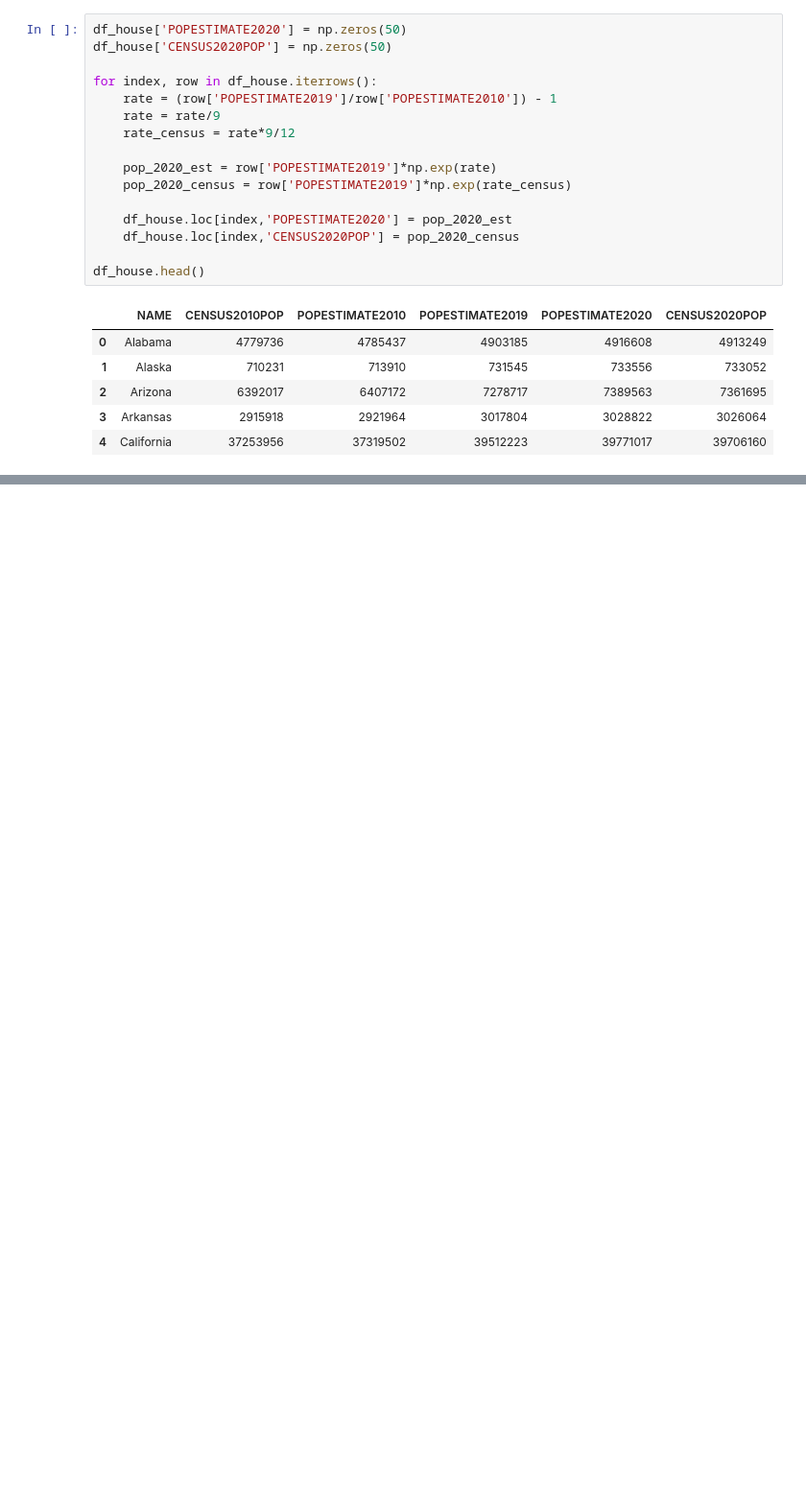
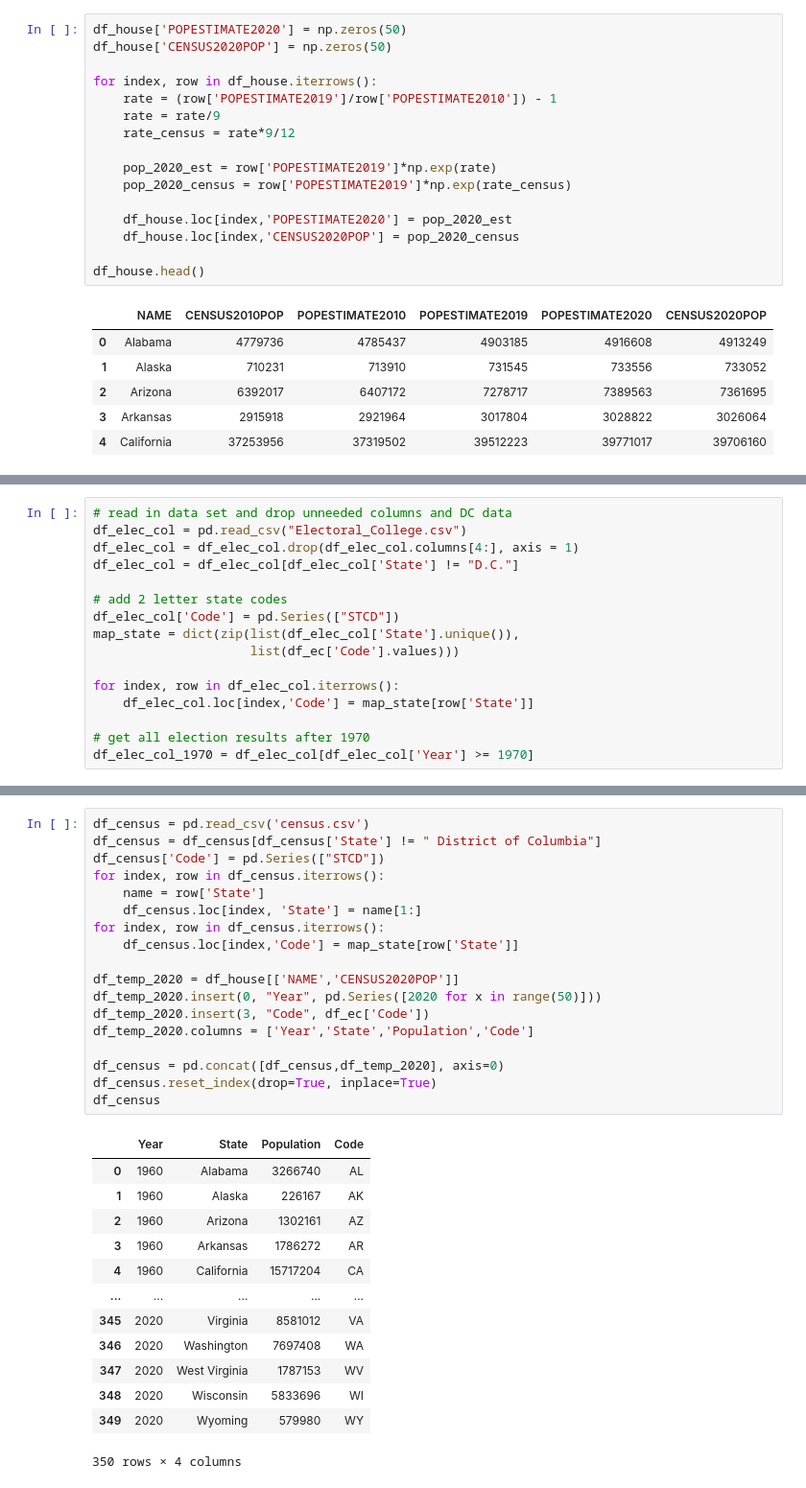
Before and after one commit to somjadhav/representation, a Jupyter notebook: Main.ipynb, the cells around one changed output, grey strips where cells are left out. Shown at 96% size. Saved outputs shown, nothing was run; the diff lists cells and outputs as text; blank space fills up the shorter version.

```diff
--- a/Main.ipynb
+++ b/Main.ipynb
@@ -139,0 +162,16 @@ df_elec_col
+# %%
+# read in data set and drop unneeded columns and DC data
+df_elec_col = pd.read_csv("Electoral_College.csv")
+df_elec_col = df_elec_col.drop(df_elec_col.columns[4:], axis = 1)
+df_elec_col = df_elec_col[df_elec_col['State'] != "D.C."]
+
+# add 2 letter state codes
+df_elec_col['Code'] = pd.Series(["STCD"])
+map_state = dict(zip(list(df_elec_col['State'].unique()),
+                     list(df_ec['Code'].values)))
+
+for index, row in df_elec_col.iterrows():
+    df_elec_col.loc[index,'Code'] = map_state[row['State']]
+
+# get all election results after 1970
+df_elec_col_1970 = df_elec_col[df_elec_col['Year'] >= 1970]
@@ -139,0 +209,32 @@ df_elec_col
+# %%
+df_census = pd.read_csv('census.csv')
+df_census = df_census[df_census['State'] != " District of Columbia"]
+df_census['Code'] = pd.Series(["STCD"])
+for index, row in df_census.iterrows():
+    name = row['State']
+    df_census.loc[index, 'State'] = name[1:]
+for index, row in df_census.iterrows():
+    df_census.loc[index,'Code'] = map_state[row['State']]
+
+df_temp_2020 = df_house[['NAME','CENSUS2020POP']]
+df_temp_2020.insert(0, "Year", pd.Series([2020 for x in range(50)]))
+df_temp_2020.insert(3, "Code", df_ec['Code'])
+df_temp_2020.columns = ['Year','State','Population','Code']
+
+df_census = pd.concat([df_census,df_temp_2020], axis=0)
+df_census.reset_index(drop=True, inplace=True)
+df_census
+# %% [output]
+|  | Year | State | Population | Code |
+| 0 | 1960 | Alabama | 3266740 | AL |
+| 1 | 1960 | Alaska | 226167 | AK |
+| 2 | 1960 | Arizona | 1302161 | AZ |
+| 3 | 1960 | Arkansas | 1786272 | AR |
+| 4 | 1960 | California | 15717204 | CA |
+| ... | ... | ... | ... | ... |
+| 345 | 2020 | Virginia | 8581012 | VA |
+| 346 | 2020 | Washington | 7697408 | WA |
+| 347 | 2020 | West Virginia | 1787153 | WV |
+| 348 | 2020 | Wisconsin | 5833696 | WI |
+| 349 | 2020 | Wyoming | 579980 | WY |
+350 rows × 4 columns
```
Also changed, not shown: parts of 32 cells of this notebook, 2 other files.
